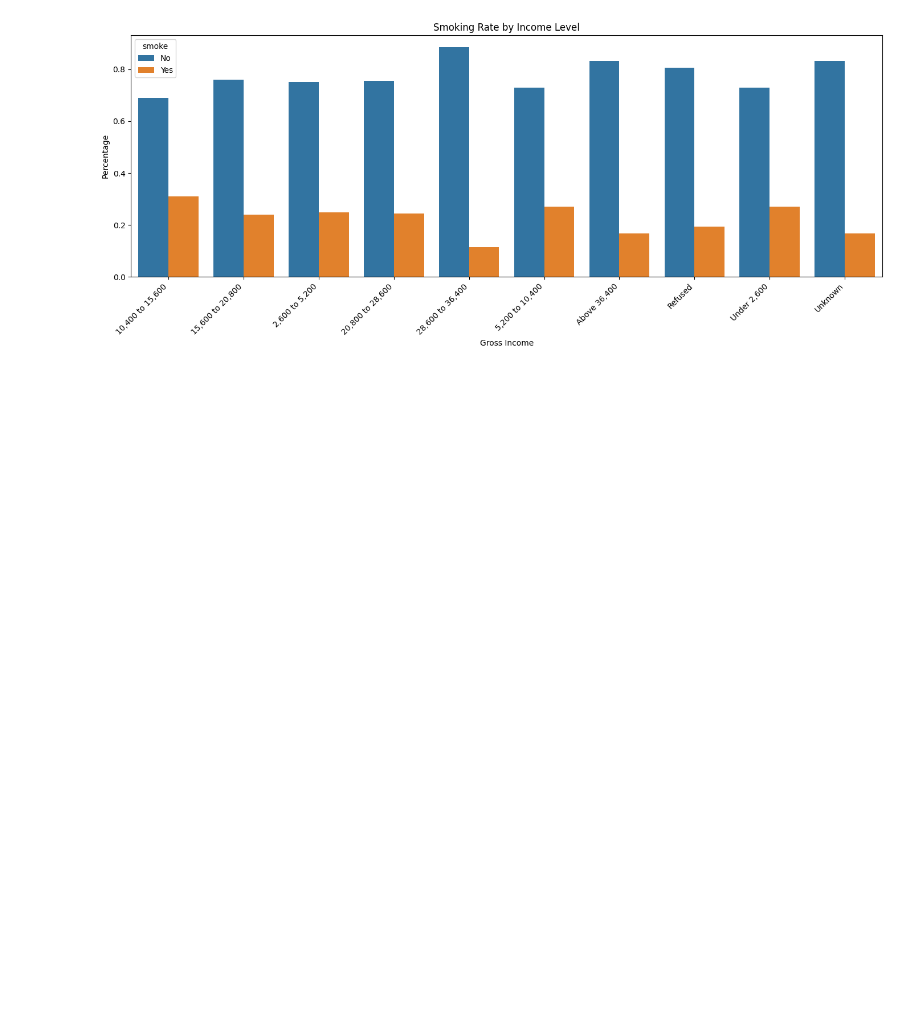
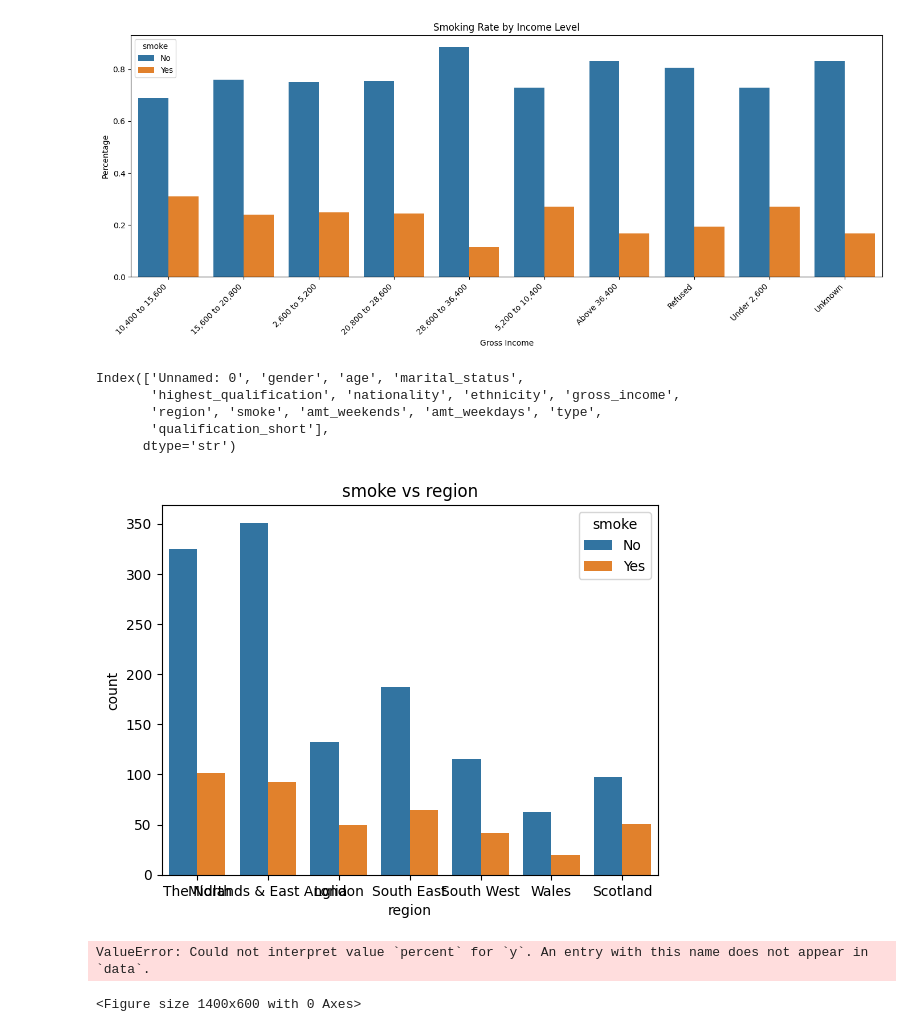
Before and after one commit to keshak-Ctrl/smoking_dataset_analysis, a Jupyter notebook: smoking_dataset_analysis.ipynb, the cells around one changed output. Cells and saved outputs as stored; diff of their text form; code cells hidden in the pictures; blank space fills up the shorter version.

Commit message:
smoking_rate_by_region

```diff
--- a/smoking_dataset_analysis.ipynb
+++ b/smoking_dataset_analysis.ipynb
@@ -270,3 +270,47 @@ plt.savefig("smoking_rate_by_income_level.png")
 plt.show()
 # %% [output]
 [figure]
+# %%
+df.columns
+# %% [output]
+Index(['Unnamed: 0', 'gender', 'age', 'marital_status',
+       'highest_qualification', 'nationality', 'ethnicity', 'gross_income',
+       'region', 'smoke', 'amt_weekends', 'amt_weekdays', 'type',
+       'qualification_short'],
+      dtype='str')
+# %%
+#bad visualization
+sns.countplot(data=df,  x='region', hue='smoke')
+plt.title("smoke vs region")
+plt.show()
+# %% [output]
+[figure, added]
+# %%
+#pro visualization
+#normalization data to prercent
+region_smoke = (
+    df.groupby(['region', 'smoke'])
+    .size()
+    .reset_index(name='count')
+
+)
+
+#convert to percentage
+region_smoke['percent']= region_smoke.groupby('region')['count'].transform(lambda x:x / x.sum())
+
+plt.figure(figsize = (14,6))
+sns.barplot(data=region_smoke,
+            x='region',
+            y='percent',
+            hue='smoke'
+)
+
+plt.xticks(rotation=45, ha='right')
+plt.title('Smoking rate by Regions')
+plt.ylabel('Percentage')
+plt.xlabel('Region')
+plt.tight_layout()
+plt.show()
+# %% [output]
+ValueError: Could not interpret value `percent` for `y`. An entry with this name does not appear in `data`.
+<Figure size 1400x600 with 0 Axes>
```
Also changed, not shown: 1 other file.
